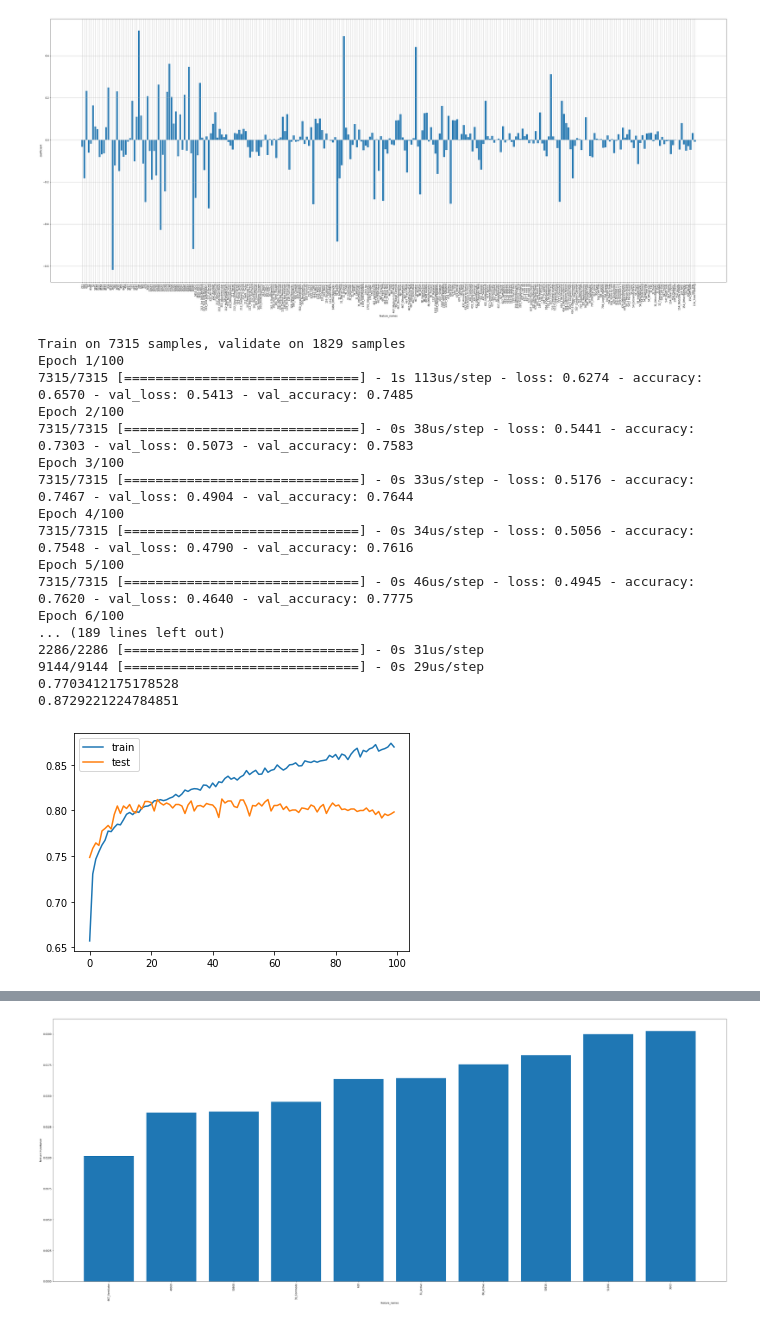
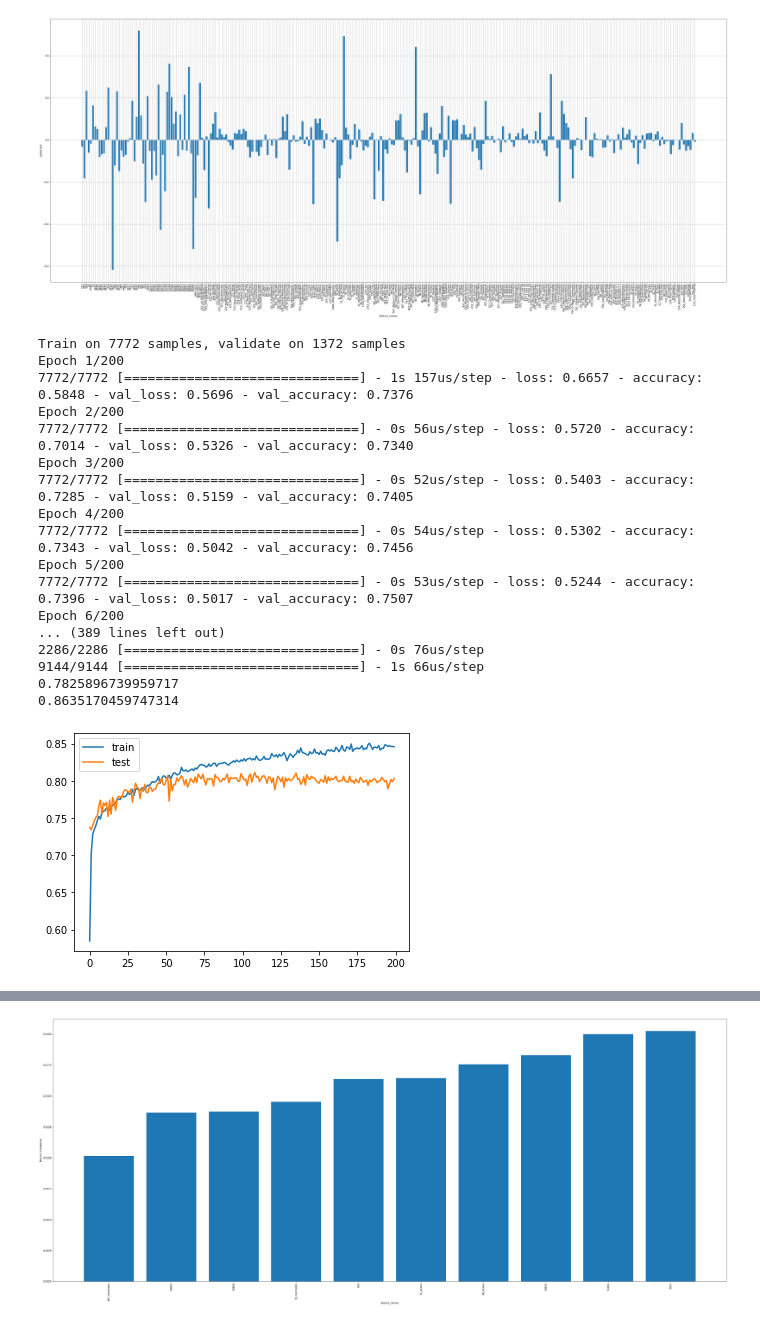
Before and after one commit to RachaelDing/733MIMIC_analysis, a Jupyter notebook: NN.ipynb, the cells around one changed output, grey strips where cells are left out. Saved outputs shown, nothing was run; the diff lists cells and outputs as text; code cells hidden in the pictures.

```diff
--- a/NN.ipynb
+++ b/NN.ipynb
@@ -22,7 +22,7 @@ NumExpr defaulting to 4 threads.
 Using TensorFlow backend.
 # %%
 
-table = pd.read_csv('17features.csv')
+table = pd.read_csv('16features.csv')
 
 admission = pd.read_csv("mimic/ADMISSIONS.csv")
 patient = pd.read_csv('mimic/PATIENTS.csv')
@@ -134,11 +101,11 @@ X
 sc = preprocessing.StandardScaler()
 mm = preprocessing.MinMaxScaler()
 # X = sc.fit_transform(X)
-X = mm.fit_transform(X)
-
+X1 = mm.fit_transform(X1)
+X2 = mm.fit_transform(X2)
 # kb = preprocessing.KBinsDiscretizer(n_bins=3, encode='ordinal', strategy='quantile')
 # y1 = kb.fit_transform(y1.to_numpy().reshape(-1, 1))
 # y1 = y1.flatten()
 
-X
+X2
 # %% [output]
@@ -406,14 +421,13 @@ d_items[(d_items['ITEMID']==3420)|(d_items['ITEMID']==113)|(d_items['ITEMID']==8
 # Mortality
 # %%
 
-table = pd.read_csv('17features.csv')
+table = pd.read_csv('16features.csv')
 
 admission = pd.read_csv("mimic/ADMISSIONS.csv")
 patient = pd.read_csv('mimic/PATIENTS.csv')
 diagnoses = pd.read_csv('mimic/DIAGNOSES_ICD.csv')
 admission['LOS'] = (pd.to_datetime(admission['DISCHTIME']) - pd.to_datetime(admission['ADMITTIME'])).dt.total_seconds()/86400
 admission = admission[admission['LOS']>0]
-# admission = admission[admission['LOS']<=10]
 admission = admission.merge(patient, on='SUBJECT_ID')
 admission['age'] = calculate_age(admission, 'ADMITTIME', 'DOB')
 admission = admission[admission['age']>=15]
@@ -452,10 +466,10 @@ base_num = min(len(label_0), len(label_1))
 label_0 = label_0.sample(n=base_num, random_state=2)
 data = pd.concat([label_0, label_1])
 
-y = data['HOSPITAL_EXPIRE_FLAG']
+y = data['HOSPITAL_EXPIRE_FLAG'].to_numpy()
 X = data.drop(['HOSPITAL_EXPIRE_FLAG', 'Unnamed: 0', 'HADM_ID'], axis=1)
 
 feature_names=list(X)
 
-X
+y
 # %% [output]
@@ -526,41 +528,41 @@ explain_logistic_regression(lr, feature_names)
 # %%
 # Neural Network
 m_model = Sequential()
 m_model.add(Dense(128, input_dim=X_train.shape[1], kernel_initializer='normal', activation='relu'))
 m_model.add(Dropout(0.2))
-m_model.add(Dense(128, activation='relu'))
+m_model.add(Dense(128, activation='sigmoid'))
 m_model.add(Dropout(0.2))
 m_model.add(Dense(1, activation='sigmoid'))
 
 m_model.compile(loss='binary_crossentropy', optimizer='adam', metrics=['accuracy'])
-nn = m_model.fit(X_train, y_train, validation_split=0.2, epochs=100, batch_size=100)
+nn = m_model.fit(X_train, y_train, validation_split=0.15, epochs=200, batch_size=100)
 nn_score = m_model.evaluate(X_test, y_test)
 nn_score2 = m_model.evaluate(X_train, y_train)
 print(nn_score[1])
 print(nn_score2[1])
 plt.plot(nn.history['accuracy'], label='train')
 plt.plot(nn.history['val_accuracy'], label='test')
 plt.legend()
 plt.show()
 # %% [output]
-Train on 7315 samples, validate on 1829 samples
-Epoch 1/100
-7315/7315 [==============================] - 1s 113us/step - loss: 0.6274 - accuracy: 0.6570 - val_loss: 0.5413 - val_accuracy: 0.7485
-Epoch 2/100
-7315/7315 [==============================] - 0s 38us/step - loss: 0.5441 - accuracy: 0.7303 - val_loss: 0.5073 - val_accuracy: 0.7583
-Epoch 3/100
-7315/7315 [==============================] - 0s 33us/step - loss: 0.5176 - accuracy: 0.7467 - val_loss: 0.4904 - val_accuracy: 0.7644
-Epoch 4/100
-7315/7315 [==============================] - 0s 34us/step - loss: 0.5056 - accuracy: 0.7548 - val_loss: 0.4790 - val_accuracy: 0.7616
-Epoch 5/100
-7315/7315 [==============================] - 0s 46us/step - loss: 0.4945 - accuracy: 0.7620 - val_loss: 0.4640 - val_accuracy: 0.7775
-Epoch 6/100
-... (189 lines left out)
-2286/2286 [==============================] - 0s 31us/step
-9144/9144 [==============================] - 0s 29us/step
-0.7703412175178528
-0.8729221224784851
+Train on 7772 samples, validate on 1372 samples
+Epoch 1/200
+7772/7772 [==============================] - 1s 157us/step - loss: 0.6657 - accuracy: 0.5848 - val_loss: 0.5696 - val_accuracy: 0.7376
+Epoch 2/200
+7772/7772 [==============================] - 0s 56us/step - loss: 0.5720 - accuracy: 0.7014 - val_loss: 0.5326 - val_accuracy: 0.7340
+Epoch 3/200
+7772/7772 [==============================] - 0s 52us/step - loss: 0.5403 - accuracy: 0.7285 - val_loss: 0.5159 - val_accuracy: 0.7405
+Epoch 4/200
+7772/7772 [==============================] - 0s 54us/step - loss: 0.5302 - accuracy: 0.7343 - val_loss: 0.5042 - val_accuracy: 0.7456
+Epoch 5/200
+7772/7772 [==============================] - 0s 53us/step - loss: 0.5244 - accuracy: 0.7396 - val_loss: 0.5017 - val_accuracy: 0.7507
+Epoch 6/200
+... (389 lines left out)
+2286/2286 [==============================] - 0s 76us/step
+9144/9144 [==============================] - 1s 66us/step
+0.7825896739959717
+0.8635170459747314
-[figure, old version]
+[figure, new version]
 # %%
 
 y_true = y_test
```
Also changed, not shown: parts of 24 cells of this notebook, 1 other file.
